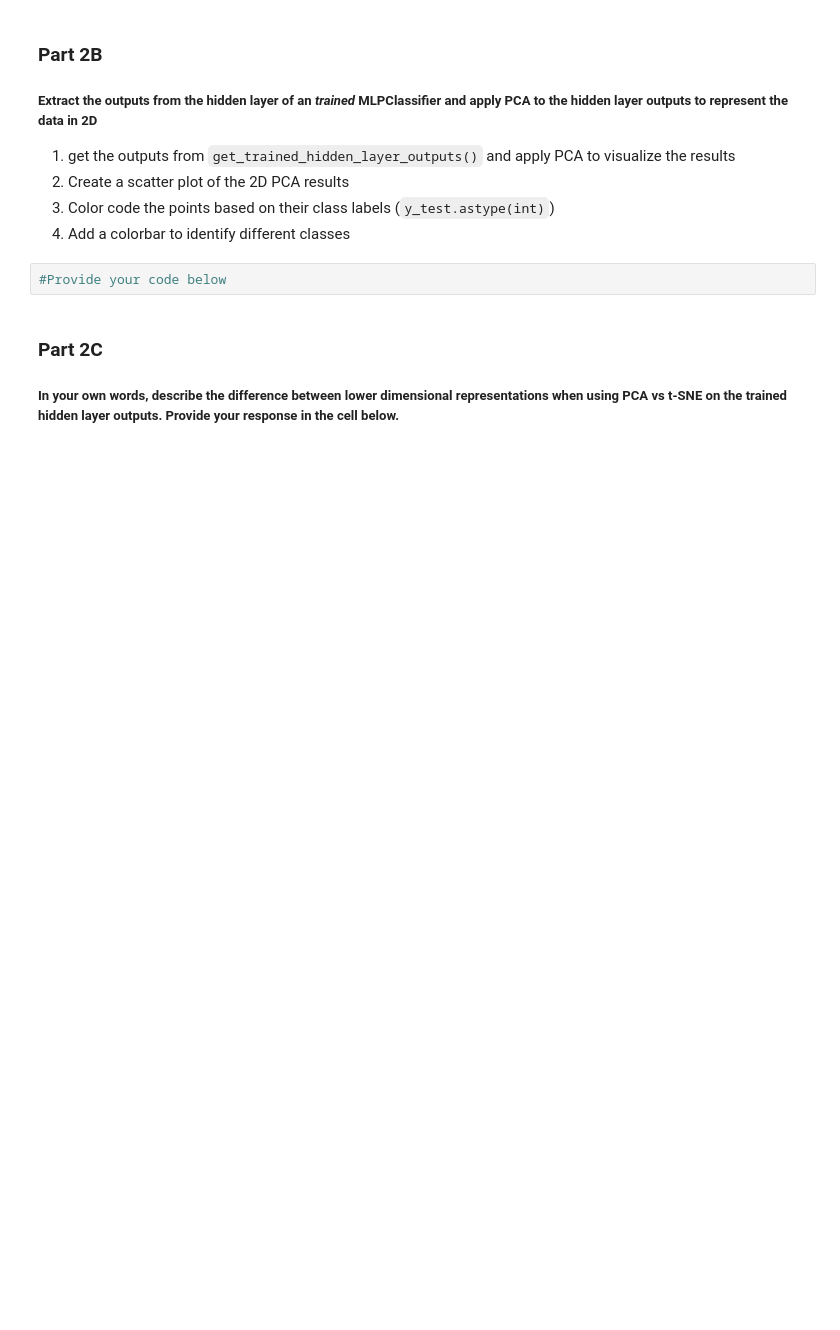
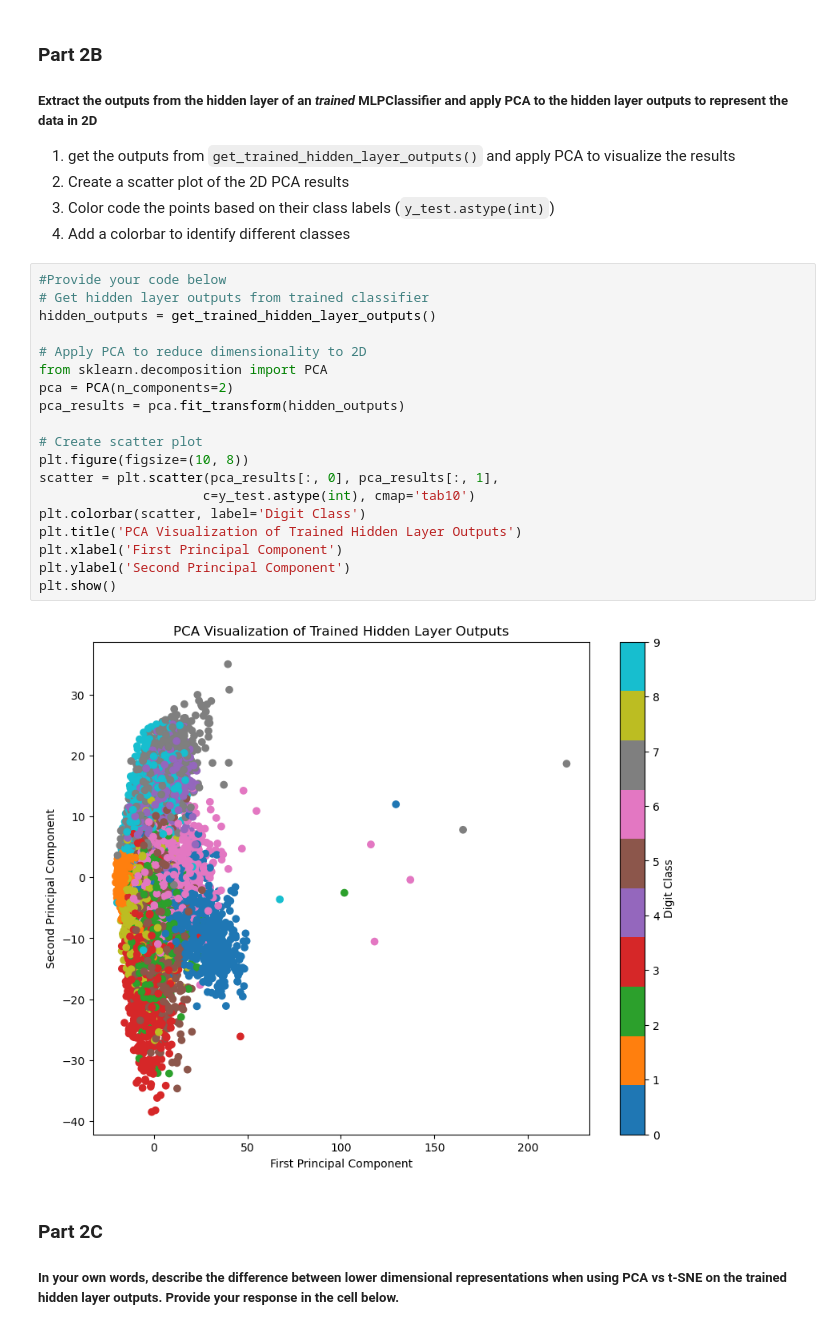
Before and after one commit to mailythompson/BME3053C, a Jupyter notebook: lessons-solved/unsupervised_homework.ipynb, the cells around one changed output. Saved outputs shown, nothing was run; the diff lists cells and outputs as text; blank space fills up the shorter version.

```diff
--- a/lessons-solved/unsupervised_homework.ipynb
+++ b/lessons-solved/unsupervised_homework.ipynb
@@ -157,8 +241,27 @@ def get_trained_hidden_layer_outputs():
 2. Create a scatter plot of the 2D PCA results
 3. Color code the points based on their class labels (`y_test.astype(int)`)
 4. Add a colorbar to identify different classes
-# %%
-#Provide your code below
+# %%
+#Provide your code below
+# Get hidden layer outputs from trained classifier
+hidden_outputs = get_trained_hidden_layer_outputs()
+
+# Apply PCA to reduce dimensionality to 2D
+from sklearn.decomposition import PCA
+pca = PCA(n_components=2)
+pca_results = pca.fit_transform(hidden_outputs)
+
+# Create scatter plot
+plt.figure(figsize=(10, 8))
+scatter = plt.scatter(pca_results[:, 0], pca_results[:, 1],
+                     c=y_test.astype(int), cmap='tab10')
+plt.colorbar(scatter, label='Digit Class')
+plt.title('PCA Visualization of Trained Hidden Layer Outputs')
+plt.xlabel('First Principal Component')
+plt.ylabel('Second Principal Component')
+plt.show()
+# %% [output]
+[figure, added]
 # %% [markdown]
 ### **Part 2C**
 ##### In your own words, describe the difference between lower dimensional representations when using PCA vs t-SNE on the trained hidden layer outputs. Provide your response in the cell below.
```
Also changed, not shown: parts of 12 cells of this notebook.
